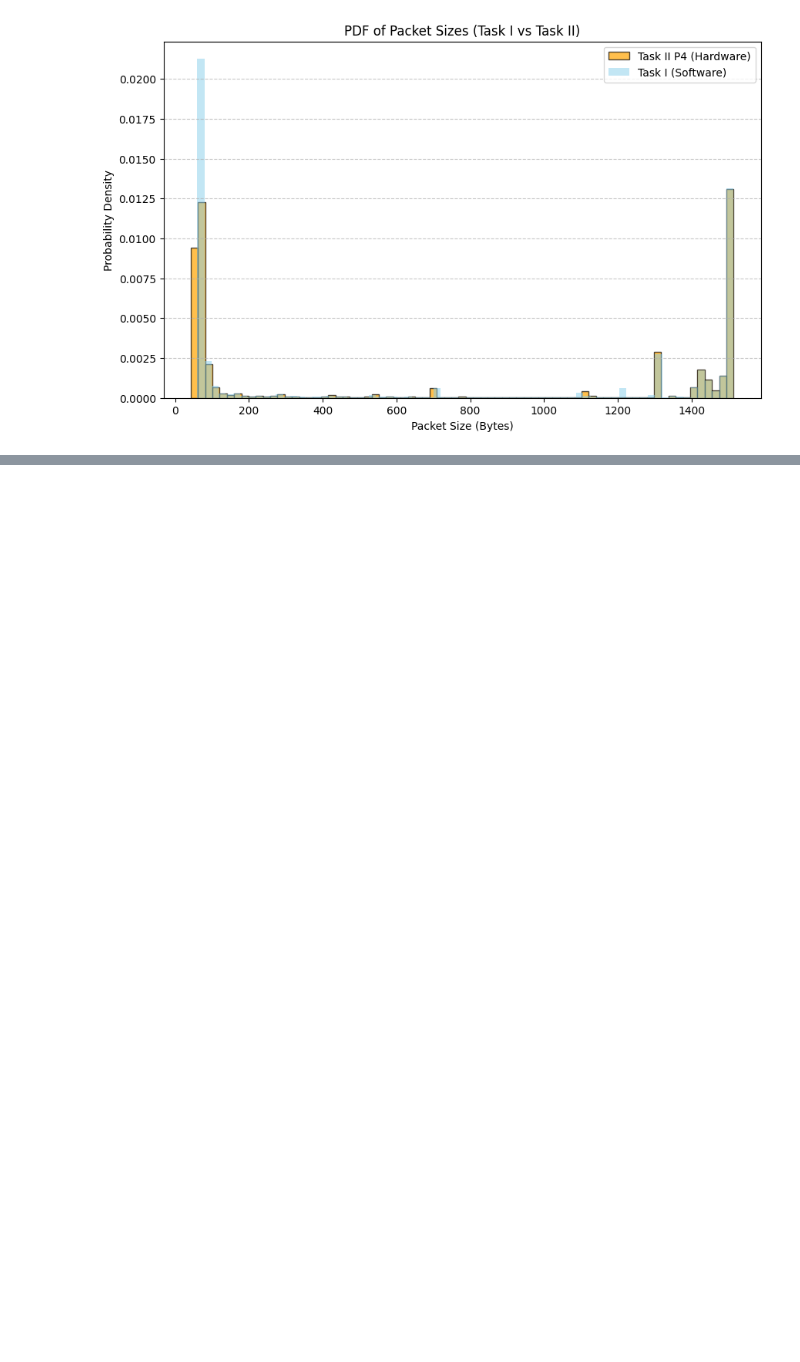
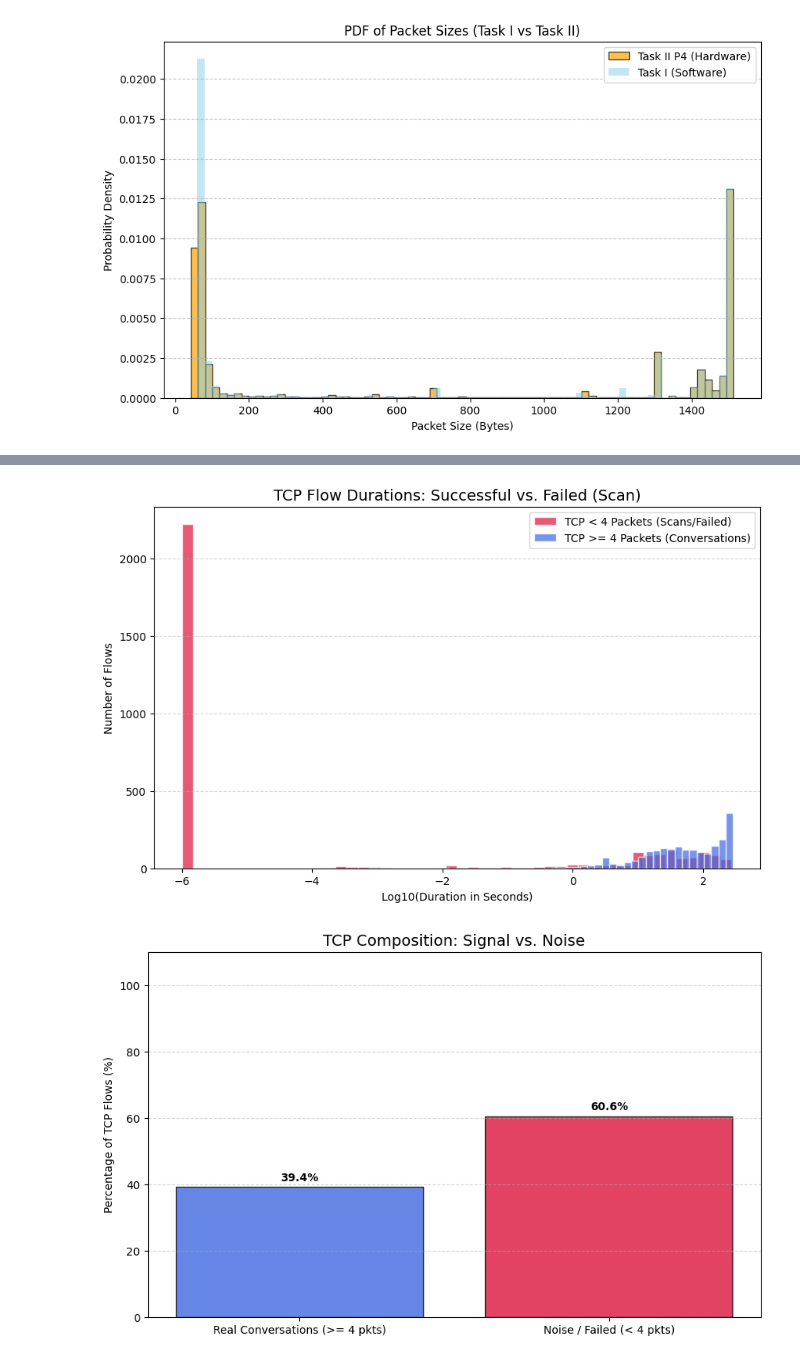
Before and after one commit to alarmfox/imdea-assignement, a Jupyter notebook: analysis.ipynb, the cells around one changed output, grey strips where cells are left out. Cells and saved outputs as stored; diff of their text form; code cells hidden in the pictures; blank space fills up the shorter version.

Commit message:
feat: added packet count to p4 analysis

```diff
--- a/analysis.ipynb
+++ b/analysis.ipynb
@@ -628 +653,60 @@ plt.show()
+# %%
+import pandas as pd
+import matplotlib.pyplot as plt
+import numpy as np
+
+tcp_all = df[df['protocol'] == 6]
+total_tcp_count = len(tcp_all)
+
+tcp_real = tcp_all[tcp_all['packet_count'] >= 4]
+tcp_noise = tcp_all[tcp_all['packet_count'] < 4]
+
+tcp_real_count = len(tcp_real)
+tcp_noise_count = len(tcp_noise)
+
+pct_real = (tcp_real_count / total_tcp_count) * 100
+pct_noise = (tcp_noise_count / total_tcp_count) * 100
+
+# Calculate log durations for plotting
+log_real = np.log10(tcp_real['duration_s'] + 1e-6)
+log_noise = np.log10(tcp_noise['duration_s'] + 1e-6)
+
+plt.figure(figsize=(10, 6))
+
+plt.hist(log_noise, bins=50, color='crimson', alpha=0.7,
+             label='TCP < 4 Packets (Scans/Failed)', edgecolor='white')
+
+plt.hist(log_real, bins=50, color='royalblue', alpha=0.7,
+             label='TCP >= 4 Packets (Conversations)', edgecolor='white')
+
+plt.title('TCP Flow Durations: Successful vs. Failed (Scan)', fontsize=14)
+plt.xlabel('Log10(Duration in Seconds)')
+plt.ylabel('Number of Flows')
+plt.legend()
+plt.grid(axis='y', linestyle='--', alpha=0.5)
+plt.savefig("figures/task2/tcp-durations-broken-vs-ok.pdf")
+plt.show()
+
+# Bar chart TCP composition
+plt.figure(figsize=(10, 6))
+
+categories = ['Real Conversations (>= 4 pkts)', 'Noise / Failed (< 4 pkts)']
+percentages = [pct_real, pct_noise]
+colors = ['royalblue', 'crimson']
+bars = plt.bar(categories, percentages, color=colors, edgecolor='black', alpha=0.8)
+
+for bar in bars:
+    height = bar.get_height()
+    plt.text(bar.get_x() + bar.get_width()/2., height + 1,
+                 f'{height:.1f}%', ha='center', va='bottom', fontweight='bold')
+
+plt.title('TCP Composition: Signal vs. Noise', fontsize=14)
+plt.ylabel('Percentage of TCP Flows (%)')
+plt.ylim(0, 110)
+plt.grid(axis='y', linestyle='--', alpha=0.5)
+plt.savefig("figures/task1/tcp-perc-broken-vs-ok.pdf")
+plt.show()
+# %% [output]
+[figure, added]
+[figure, added]
 # %% [markdown]
```
Also changed, not shown: parts of 7 cells of this notebook, 8 other files.
